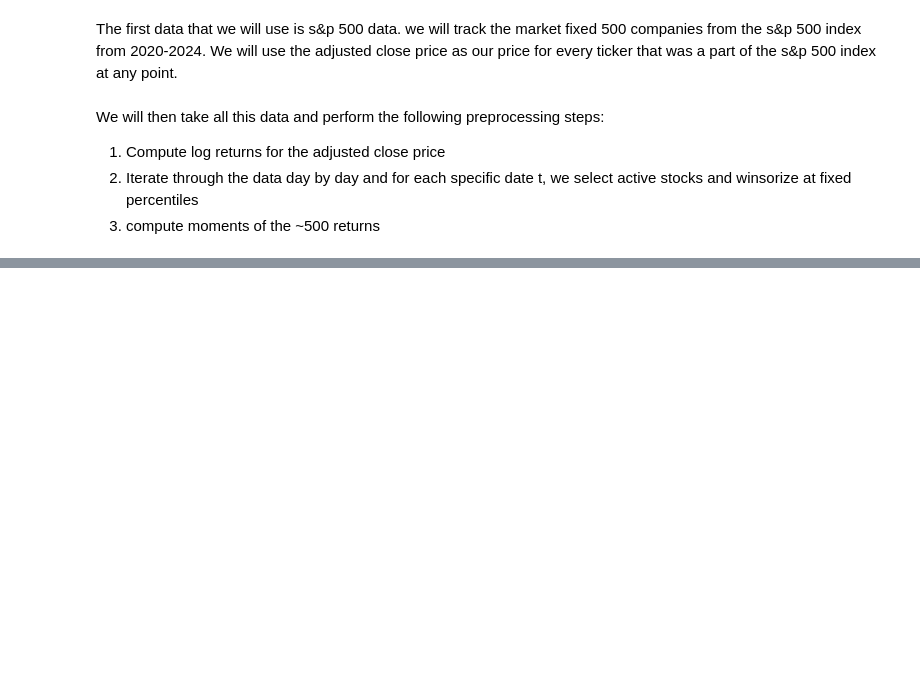
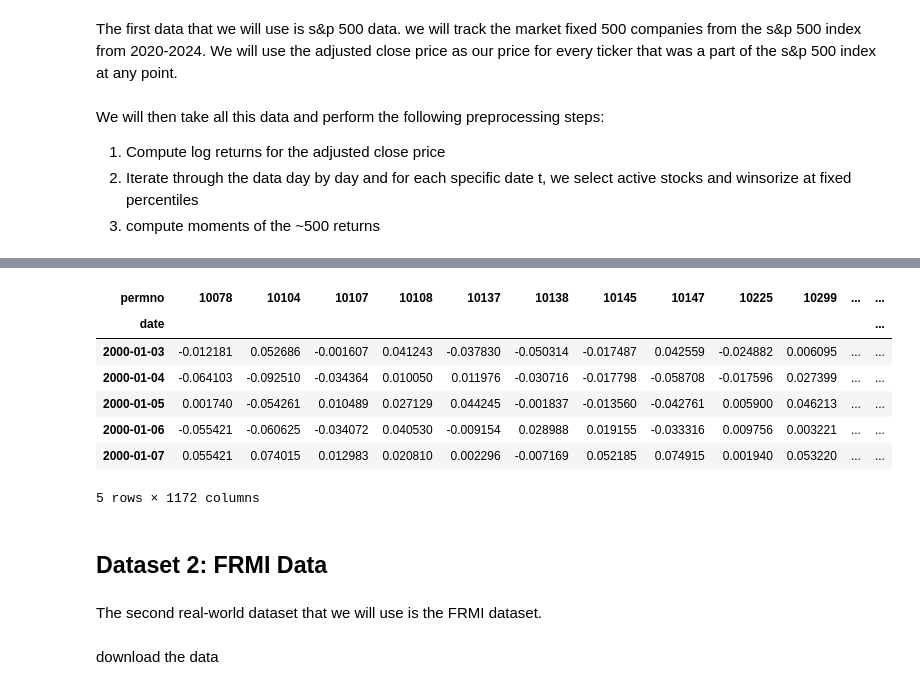
Before and after one commit to alan-w25/ese4380-project, a Jupyter notebook: notebooks/external_data_construction.ipynb, the cells around one changed output, grey strips where cells are left out. Drawn from its saved outputs; the diff is of its cells as text; code cells hidden in the pictures; blank space fills up the shorter version.

```diff
--- a/notebooks/external_data_construction.ipynb
+++ b/notebooks/external_data_construction.ipynb
@@ -27,0 +94,2 @@ print(f"File {output_filename} created with {len(unique_permnos)} unique permnos
+# %%
+data = pd.read_csv('../data/sp500_historical_returns.csv')
@@ -27,0 +105,19 @@ print(f"File {output_filename} created with {len(unique_permnos)} unique permnos
+# %%
+data['gross_ret'] = (1 + data['ret']) * (1 + data['dlret']) -1
+data['log_ret'] = np.log1p(data['gross_ret'])
+# %%
+data = data.drop_duplicates(subset=['permno', 'date'])
+# %%
+log_returns = data.pivot(index='date', columns='permno', values='log_ret')
+log_returns = log_returns.sort_index()
+# %%
+log_returns.head()
+# %% [output]
+| permno | 10078 | 10104 | 10107 | 10108 | 10137 | 10138 | 10145 | 10147 | 10225 | 10299 | ... | ... |
+| date |  |  |  |  |  |  |  |  |  |  |  | ... |
+| 2000-01-03 | -0.012181 | 0.052686 | -0.001607 | 0.041243 | -0.037830 | -0.050314 | -0.017487 | 0.042559 | -0.024882 | 0.006095 | ... | ... |
+| 2000-01-04 | -0.064103 | -0.092510 | -0.034364 | 0.010050 | 0.011976 | -0.030716 | -0.017798 | -0.058708 | -0.017596 | 0.027399 | ... | ... |
+| 2000-01-05 | 0.001740 | -0.054261 | 0.010489 | 0.027129 | 0.044245 | -0.001837 | -0.013560 | -0.042761 | 0.005900 | 0.046213 | ... | ... |
+| 2000-01-06 | -0.055421 | -0.060625 | -0.034072 | 0.040530 | -0.009154 | 0.028988 | 0.019155 | -0.033316 | 0.009756 | 0.003221 | ... | ... |
+| 2000-01-07 | 0.055421 | 0.074015 | 0.012983 | 0.020810 | 0.002296 | -0.007169 | 0.052185 | 0.074915 | 0.001940 | 0.053220 | ... | ... |
+5 rows × 1172 columns
@@ -27,0 +156,6 @@ print(f"File {output_filename} created with {len(unique_permnos)} unique permnos
+# %% [markdown]
+## Dataset 2: FRMI Data
+# %% [markdown]
+The second real-world dataset that we will use is the FRMI dataset.
+# %% [markdown]
+download the data
```
Also changed, not shown: parts of 28 cells of this notebook, 7 other files.
